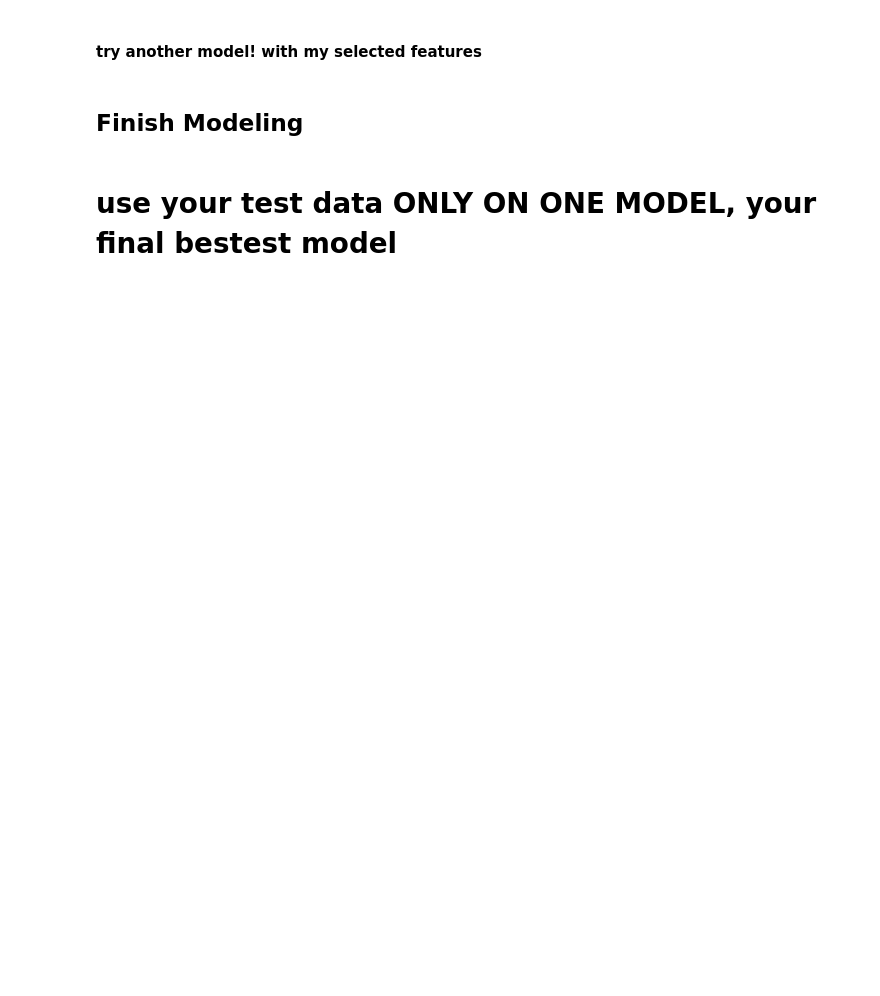
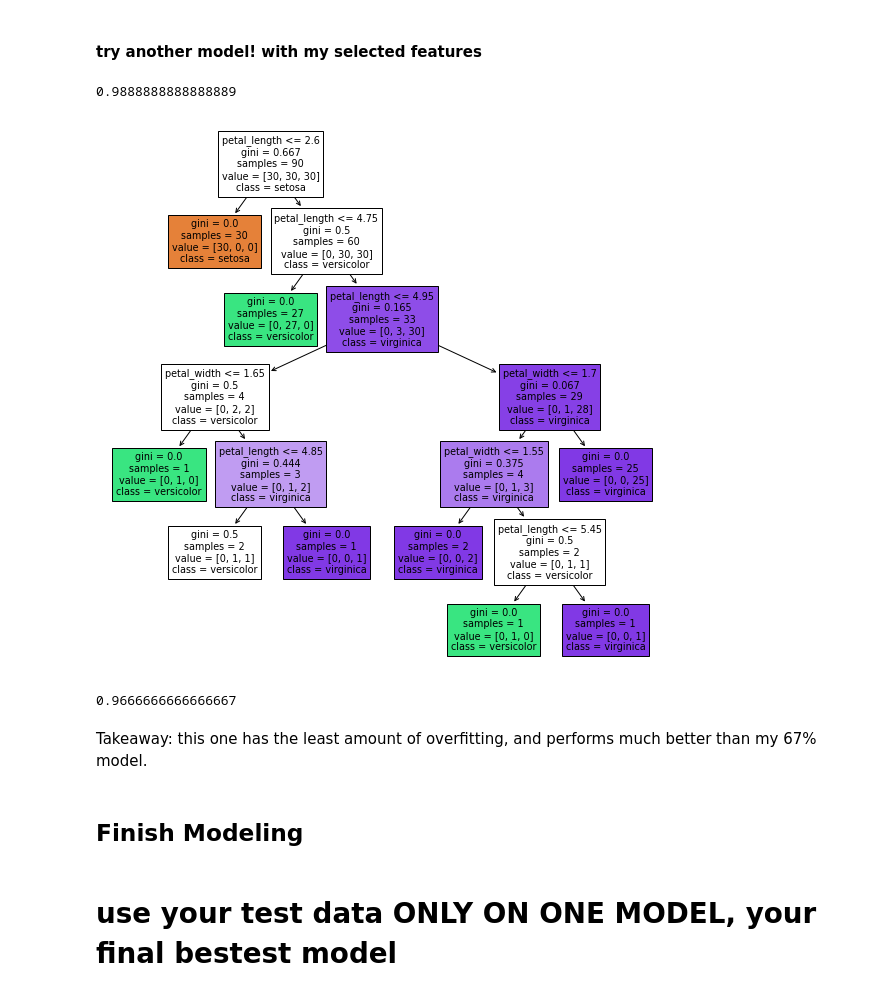
Before and after one commit to CodeupClassroom/pagel-classification-exercises, a Jupyter notebook: decision_tree.ipynb, the cells around one changed output. Saved outputs shown, nothing was run; the diff lists cells and outputs as text; code cells hidden in the pictures; blank space fills up the shorter version.

```diff
--- a/decision_tree.ipynb
+++ b/decision_tree.ipynb
@@ -254,3 +513,5 @@ train.head()
 | 15 | 5.7 | 4.4 | 1.5 | 0.4 | setosa |
 # %%
 #set features i found in exploration
+features = ['petal_length', 'petal_width']
+features
@@ -260,17 +531,35 @@ train.head()
 #### try another model! with my selected features
 # %%
 #create
-
+tree3 = DecisionTreeClassifier()
 
 #fit
 #with features
-
+tree3.fit(X_train[features], y_train)
 
 #transform
 #with features
+tree3.score(X_train[features], y_train)
+# %% [output]
+0.9888888888888889
+# %%
+plt.figure(figsize=(10,10))
+plot_tree(tree3, #our fitted object
+         feature_names=X_train[features].columns, #puts in our features for the questions
+          class_names=clf.classes_, #enters the selected class
+          filled=True #colors our leaves and branches based on the class
+         )
+plt.show()
+# %% [output]
+[figure, added]
 # %%
 #evaluate on validate
 #with features
+tree3.score(X_validate[features], y_validate)
+# %% [output]
+0.9666666666666667
+# %% [markdown]
+Takeaway: this one has the least amount of overfitting, and performs much better than my 67% model.
 # %% [markdown]
 ## Finish Modeling
 # %% [markdown]
```
Also changed, not shown: parts of 78 cells of this notebook.
